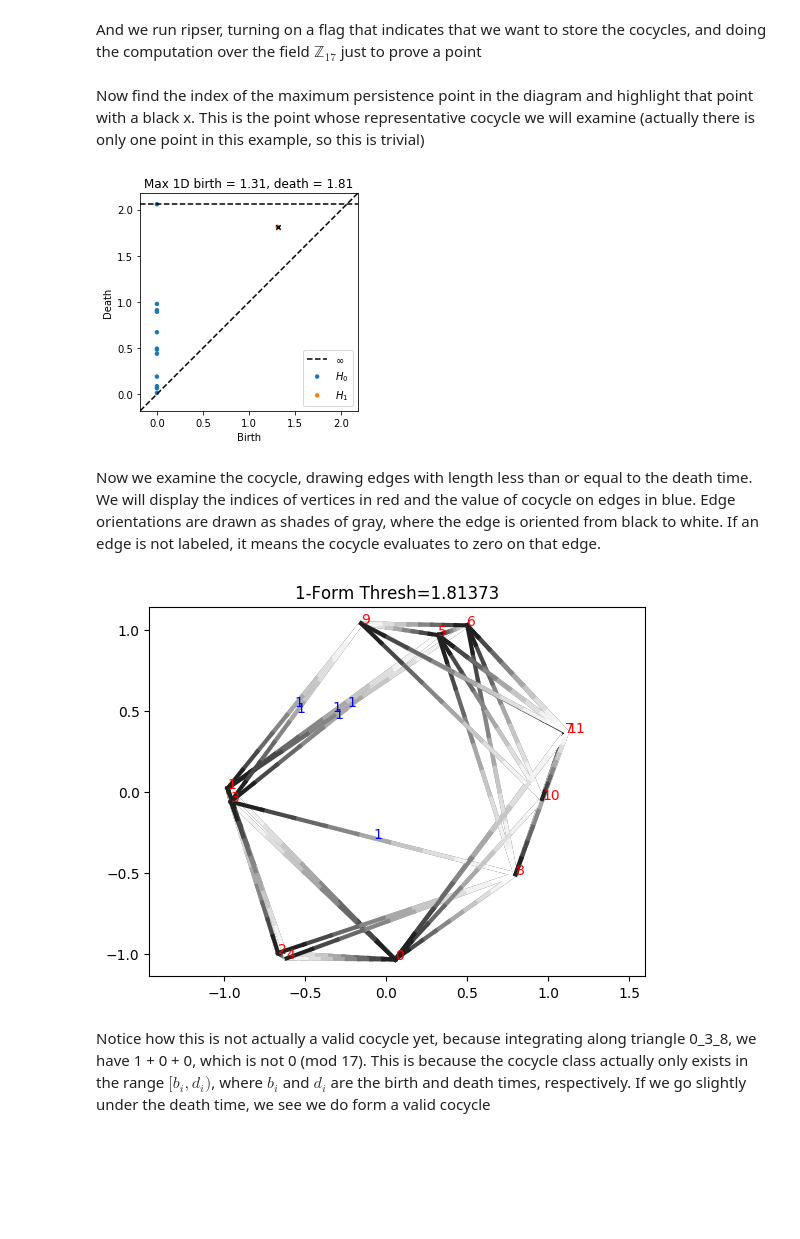
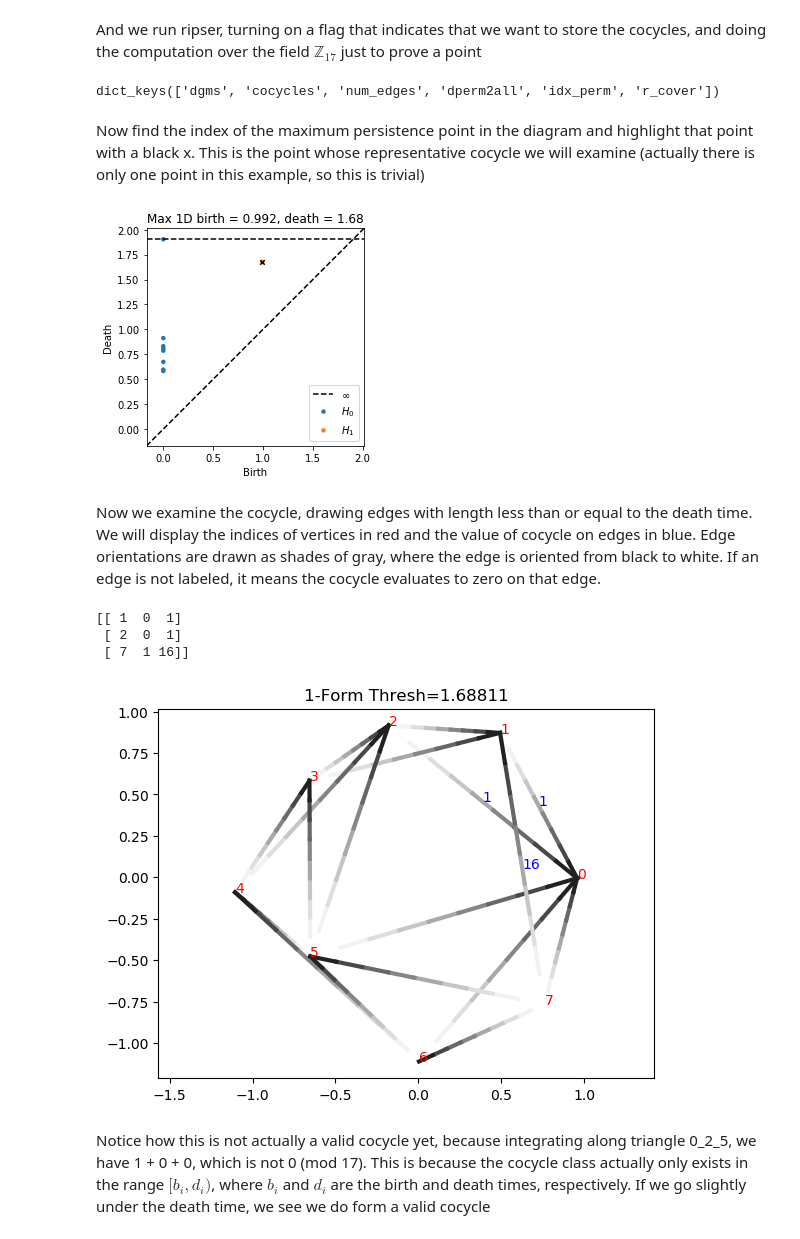
Before and after one commit to scikit-tda/ripser.py, a Jupyter notebook: docs/notebooks/Representative Cocycles.ipynb, the cells around one changed output. Drawn from its saved outputs; the diff is of its cells as text; code cells hidden in the pictures; blank space fills up the shorter version.

Commit message:
Fix cocycle notebook (#173)
* Fixes #83 by choosing a different example that's more clear

* Bump version, update changelog

---------

Co-authored-by: Chris Tralie <chris.tralie@gmail.com>

```diff
--- a/docs/notebooks/Representative Cocycles.ipynb
+++ b/docs/notebooks/Representative Cocycles.ipynb
@@ -24,18 +24,20 @@ def plotCocycle2D(D, X, cocycle, thresh):
     """
     #Plot all edges under the threshold
     N = X.shape[0]
-    t = np.linspace(0, 1, 10)
+    t = 1-np.linspace(0, 1, 10)
     c = plt.get_cmap('Greys')
     C = c(np.array(np.round(np.linspace(0, 255, len(t))), dtype=np.int32))
     C = C[:, 0:3]
 
+    edges_drawn = 0
     for i in range(N):
-        for j in range(N):
+        for j in range(i+1, N):
             if D[i, j] <= thresh:
                 Y = np.zeros((len(t), 2))
                 Y[:, 0] = X[i, 0] + t*(X[j, 0] - X[i, 0])
                 Y[:, 1] = X[i, 1] + t*(X[j, 1] - X[i, 1])
                 drawLineColored(Y, C)
+                edges_drawn += 1
     #Plot cocycle projected to edges under the chosen threshold
     for k in range(cocycle.shape[0]):
         [i, j, val] = cocycle[k, :]
@@ -47,5 +49,6 @@ def plotCocycle2D(D, X, cocycle, thresh):
     for i in range(N):
         plt.text(X[i, 0], X[i, 1], '%i'%i, color='r')
     plt.axis('equal')
+    return edges_drawn
 # %% [markdown]
 Now we setup noisy circle with 12 points
@@ -60,0 +55,10 @@ plt.show()
+# %%
+N = 8
+np.random.seed(2)
+t = np.linspace(0, 2*np.pi, N+1)[0:N]
+x = np.array([np.cos(t), np.sin(t)]).T
+x += np.random.randn(x.shape[0], 2)*0.1
+
+plt.scatter(x[:, 0], x[:, 1])
+plt.axis('equal')
+plt.show()
@@ -62,9 +68,12 @@ plt.show()
 And we run ripser, turning on a flag that indicates that we want to store the cocycles, and doing the computation over the field $\mathbb{Z}_{17}$ just to prove a point
 # %%
 result = ripser(x, coeff=17, do_cocycles=True)
+print(result.keys())
 diagrams = result['dgms']
 cocycles = result['cocycles']
 D = result['dperm2all']
+# %% [output]
+dict_keys(['dgms', 'cocycles', 'num_edges', 'dperm2all', 'idx_perm', 'r_cover'])
 # %% [markdown]
 Now find the index of the maximum persistence point in the diagram and highlight that point with a black x.  This is the point whose representative cocycle we will examine (actually there is only one point in this example, so this is trivial)
 # %%
@@ -75,16 +84,20 @@ plt.scatter(dgm1[idx, 0], dgm1[idx, 1], 20, 'k', 'x')
 plt.title("Max 1D birth = %.3g, death = %.3g"%(dgm1[idx, 0], dgm1[idx, 1]))
 plt.show()
 # %% [output]
-[figure, old version]
+[figure, new version]
 # %% [markdown]
 Now we examine the cocycle, drawing edges with length less than or equal to the death time.  We will display the indices of vertices in red and the value of cocycle on edges in blue.  Edge orientations are drawn as shades of gray, where the edge is oriented from black to white.  If an edge is not labeled, it means the cocycle evaluates to zero on that edge.
 # %%
 cocycle = cocycles[1][idx]
-thresh = dgm1[idx, 1] #Project cocycle onto edges less than or equal to death time
-plotCocycle2D(D, x, cocycle, thresh)
-plt.title("1-Form Thresh=%g"%thresh)
+print(cocycle)
+thresh1 = dgm1[idx, 1] + 0.01 #Project cocycle onto edges less than or equal to death time
+plotCocycle2D(D, x, cocycle, thresh1)
+plt.title("1-Form Thresh=%g"%thresh1)
 plt.show()
 # %% [output]
+[[ 1  0  1]
+ [ 2  0  1]
+ [ 7  1 16]]
-[figure, old version]
+[figure, new version]
 # %% [markdown]
-Notice how this is not actually a valid cocycle yet, because integrating along triangle 0_3_8, we have 1 + 0 + 0, which is not 0 (mod 17).  This is because the cocycle class actually only exists in the range $[b_i, d_i)$, where $b_i$ and $d_i$ are the birth and death times, respectively.  If we go slightly under the death time, we see we do form a valid cocycle
+Notice how this is not actually a valid cocycle yet, because integrating along triangle 0_2_5, we have 1 + 0 + 0, which is not 0 (mod 17).  This is because the cocycle class actually only exists in the range $[b_i, d_i)$, where $b_i$ and $d_i$ are the birth and death times, respectively.  If we go slightly under the death time, we see we do form a valid cocycle
```
Also changed, not shown: parts of 8 cells of this notebook, 2 other files.
